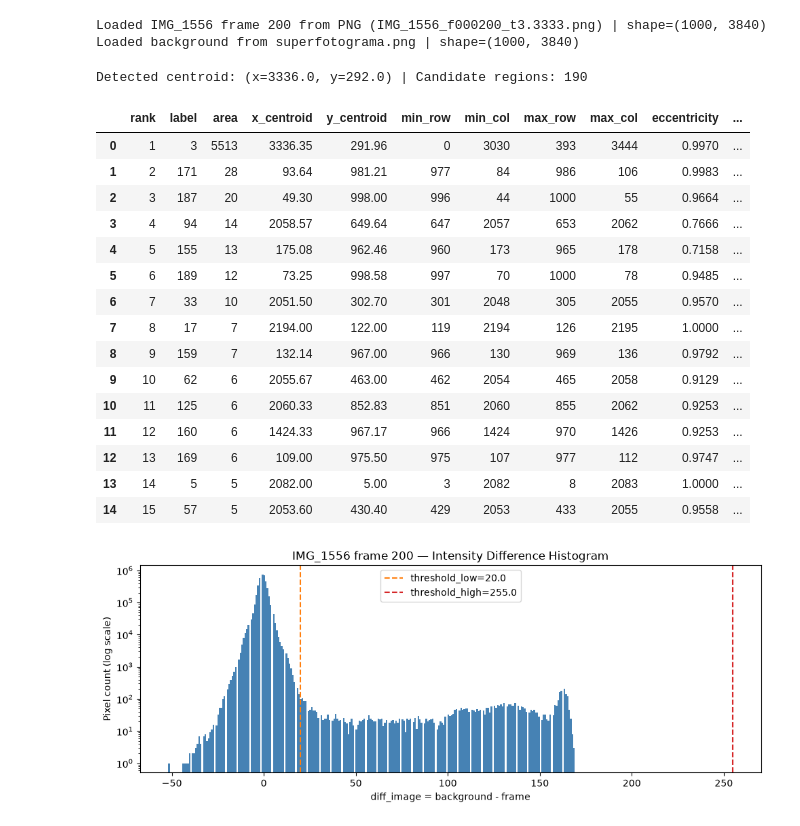
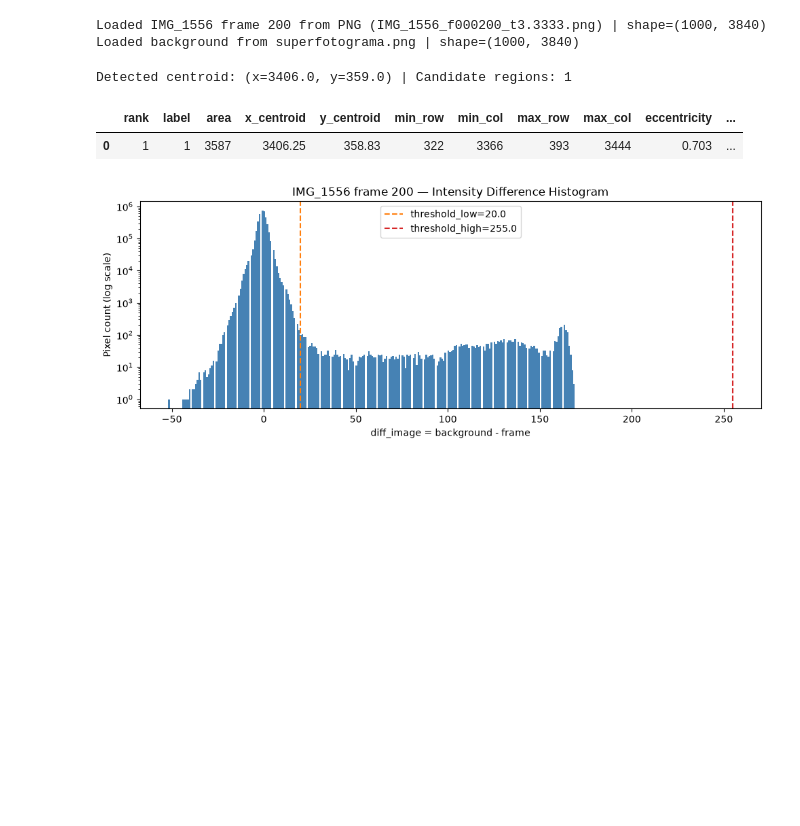
Before and after one commit to aaronbernal28/labo13-nuevos-videos-1080, a Jupyter notebook: notebooks/debug_frame_detection.ipynb, the cells around one changed output. Cells and saved outputs as stored; diff of their text form; code cells hidden in the pictures; blank space fills up the shorter version.

```diff
--- a/notebooks/debug_frame_detection.ipynb
+++ b/notebooks/debug_frame_detection.ipynb
@@ -22,6 +22,7 @@ FRAME_INDEX: int = 200  # e.g. outlier frame 360 in IMG_1556, or normal frame 12
 THRESHOLD_LOW: float = 20.0
 THRESHOLD_HIGH: float = 255.0
 MORPHOLOGY_DISK_RADIUS: int = 3
+MORPHOLOGY_OPENING_DISK_RADIUS: int = 6
 ROI_Y_START: int = 1080
 ROI_Y_END: int = 2080
 ROI_X_START: int = 0
@@ -58,53 +59,42 @@ raw_mask = (diff_image > THRESHOLD_LOW) & (diff_image < THRESHOLD_HIGH)
 closed_mask = skimage.morphology.closing(
     raw_mask, skimage.morphology.disk(MORPHOLOGY_DISK_RADIUS)
 )
-labels = skimage.measure.label(closed_mask)
+opened_mask = skimage.morphology.opening(
+    closed_mask, skimage.morphology.disk(MORPHOLOGY_OPENING_DISK_RADIUS)
+)
+labels = skimage.measure.label(opened_mask)
 regions = sorted(skimage.measure.regionprops(labels), key=lambda r: float(r.area), reverse=True)
 
 if regions:
     x_px = float(round(regions[0].centroid[1]))
     y_px = float(round(regions[0].centroid[0]))
 else:
     x_px = float("nan")
     y_px = float("nan")
 print(f"Detected centroid: (x={x_px}, y={y_px}) | Candidate regions: {len(regions)}")
 
 region_rows: list[dict[str, float | int]] = [
     {
         "rank": rank,
         "label": int(reg.label),
         "area": int(reg.area),
         "x_centroid": round(float(reg.centroid[1]), 2),
         "y_centroid": round(float(reg.centroid[0]), 2),
         "min_row": int(reg.bbox[0]),
         "min_col": int(reg.bbox[1]),
         "max_row": int(reg.bbox[2]),
         "max_col": int(reg.bbox[3]),
         "eccentricity": round(float(reg.eccentricity), 4),
         "solidity": round(float(reg.solidity), 4),
     }
     for rank, reg in enumerate(regions[:15], start=1)
 ]
 df_regions = pd.DataFrame(region_rows)
 df_regions
 # %% [output]
-Detected centroid: (x=3336.0, y=292.0) | Candidate regions: 190
+Detected centroid: (x=3406.0, y=359.0) | Candidate regions: 1
 |  | rank | label | area | x_centroid | y_centroid | min_row | min_col | max_row | max_col | eccentricity | ... |
-| 0 | 1 | 3 | 5513 | 3336.35 | 291.96 | 0 | 3030 | 393 | 3444 | 0.9970 | ... |
-| 1 | 2 | 171 | 28 | 93.64 | 981.21 | 977 | 84 | 986 | 106 | 0.9983 | ... |
-| 2 | 3 | 187 | 20 | 49.30 | 998.00 | 996 | 44 | 1000 | 55 | 0.9664 | ... |
-| 3 | 4 | 94 | 14 | 2058.57 | 649.64 | 647 | 2057 | 653 | 2062 | 0.7666 | ... |
-| 4 | 5 | 155 | 13 | 175.08 | 962.46 | 960 | 173 | 965 | 178 | 0.7158 | ... |
-| 5 | 6 | 189 | 12 | 73.25 | 998.58 | 997 | 70 | 1000 | 78 | 0.9485 | ... |
-| 6 | 7 | 33 | 10 | 2051.50 | 302.70 | 301 | 2048 | 305 | 2055 | 0.9570 | ... |
-| 7 | 8 | 17 | 7 | 2194.00 | 122.00 | 119 | 2194 | 126 | 2195 | 1.0000 | ... |
-| 8 | 9 | 159 | 7 | 132.14 | 967.00 | 966 | 130 | 969 | 136 | 0.9792 | ... |
-| 9 | 10 | 62 | 6 | 2055.67 | 463.00 | 462 | 2054 | 465 | 2058 | 0.9129 | ... |
-| 10 | 11 | 125 | 6 | 2060.33 | 852.83 | 851 | 2060 | 855 | 2062 | 0.9253 | ... |
-| 11 | 12 | 160 | 6 | 1424.33 | 967.17 | 966 | 1424 | 970 | 1426 | 0.9253 | ... |
-| 12 | 13 | 169 | 6 | 109.00 | 975.50 | 975 | 107 | 977 | 112 | 0.9747 | ... |
-| 13 | 14 | 5 | 5 | 2082.00 | 5.00 | 3 | 2082 | 8 | 2083 | 1.0000 | ... |
-| 14 | 15 | 57 | 5 | 2053.60 | 430.40 | 429 | 2053 | 433 | 2055 | 0.9558 | ... |
+| 0 | 1 | 1 | 3587 | 3406.25 | 358.83 | 322 | 3366 | 393 | 3444 | 0.703 | ... |
 # %%
 fig, ax = plt.subplots(figsize=(10, 4))
 ax.hist(diff_image.ravel(), bins=256, color="steelblue")
```
Also changed, not shown: parts of 2 cells of this notebook.
